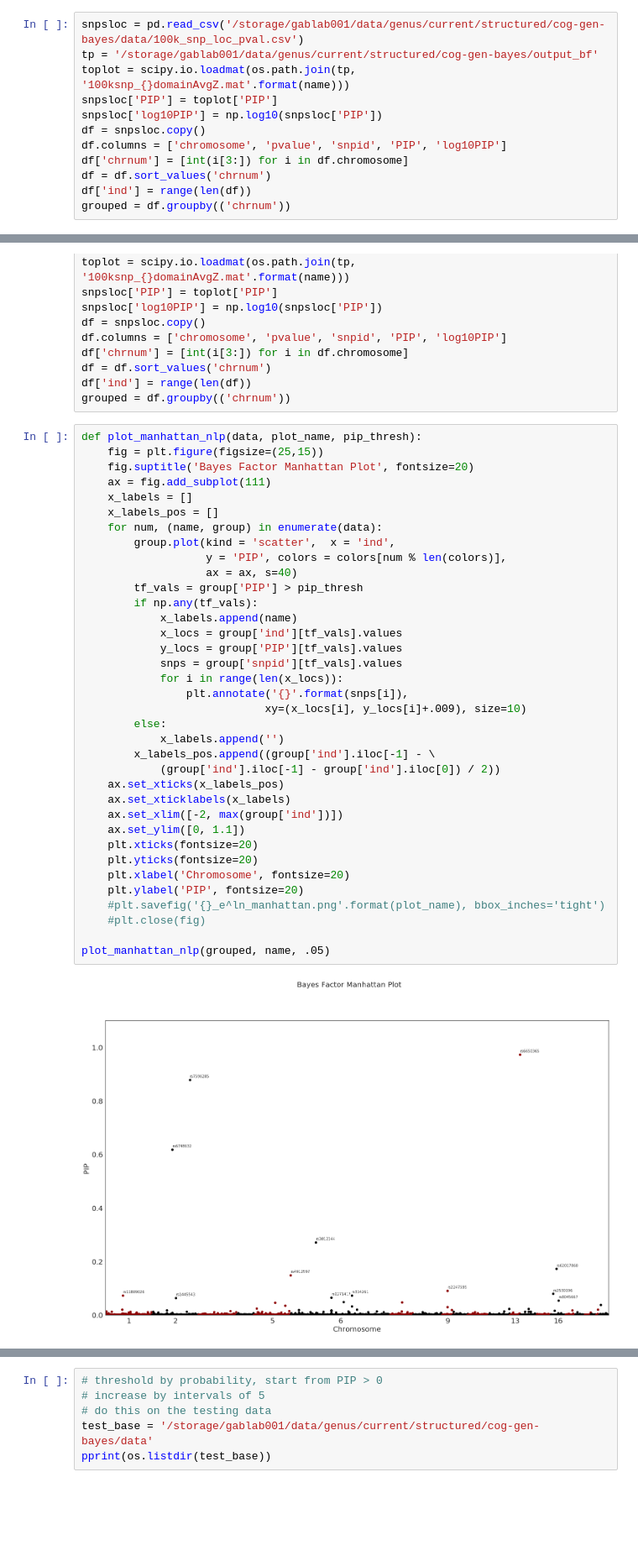
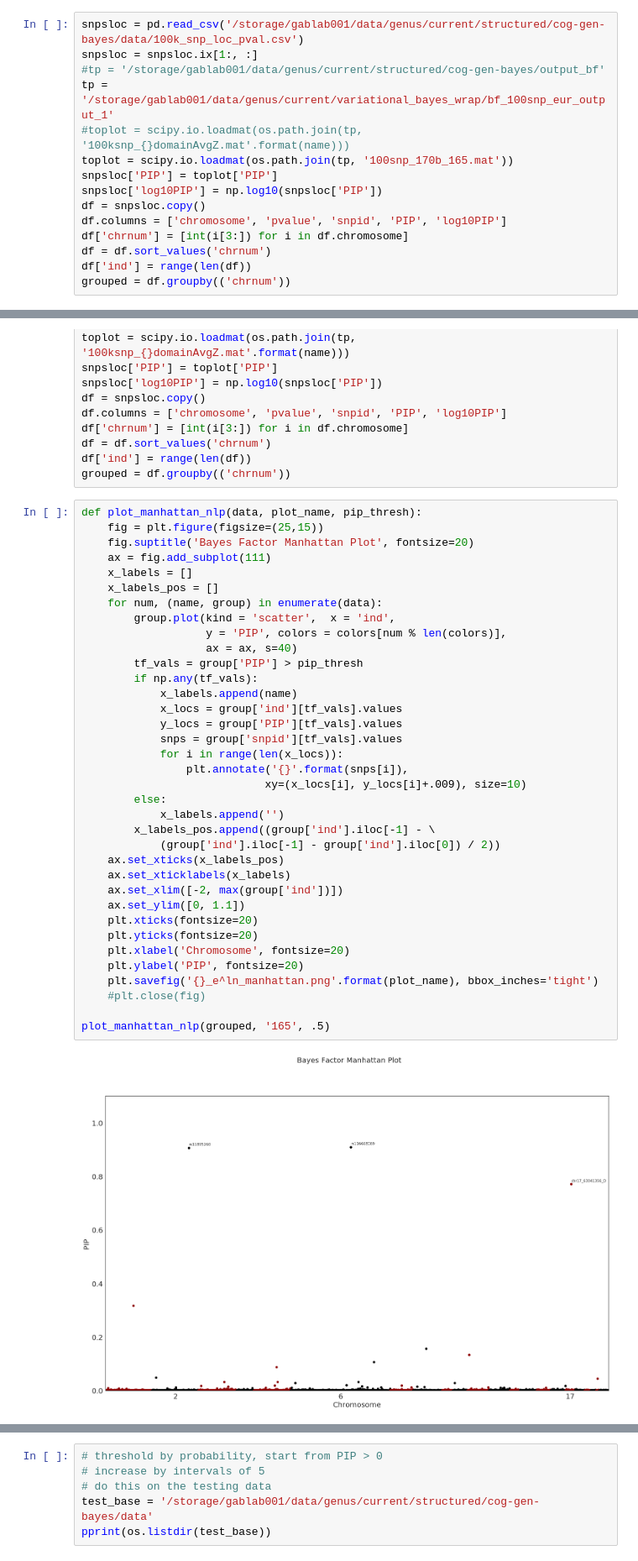
Before and after one commit to kayhan-batmanghelich/genus-1, a Jupyter notebook: notebooks/exp2_manhattan.ipynb, the cells around one changed output, grey strips where cells are left out. Shown at 84% size. Cells and saved outputs as stored; diff of their text form; blank space fills up the shorter version.

```diff
--- a/notebooks/exp2_manhattan.ipynb
+++ b/notebooks/exp2_manhattan.ipynb
@@ -13,8 +13,11 @@ colors = np.tile(['darkred','black'], 11)
 name = 'RPS'
 # %%
 snpsloc = pd.read_csv('/storage/gablab001/data/genus/current/structured/cog-gen-bayes/data/100k_snp_loc_pval.csv')
-tp = '/storage/gablab001/data/genus/current/structured/cog-gen-bayes/output_bf'
-toplot = scipy.io.loadmat(os.path.join(tp, '100ksnp_{}domainAvgZ.mat'.format(name)))
+snpsloc = snpsloc.ix[1:, :]
+#tp = '/storage/gablab001/data/genus/current/structured/cog-gen-bayes/output_bf'
+tp = '/storage/gablab001/data/genus/current/variational_bayes_wrap/bf_100snp_eur_output_1'
+#toplot = scipy.io.loadmat(os.path.join(tp, '100ksnp_{}domainAvgZ.mat'.format(name)))
+toplot = scipy.io.loadmat(os.path.join(tp, '100snp_170b_165.mat'))
 snpsloc['PIP'] = toplot['PIP']
 snpsloc['log10PIP'] = np.log10(snpsloc['PIP'])
 df = snpsloc.copy()
@@ -94,33 +118,33 @@ def plot_manhattan_nlp(data, plot_name, pip_thresh):
     x_labels = []
     x_labels_pos = []
     for num, (name, group) in enumerate(data):
         group.plot(kind = 'scatter',  x = 'ind',
                    y = 'PIP', colors = colors[num % len(colors)],
                    ax = ax, s=40)
         tf_vals = group['PIP'] > pip_thresh
         if np.any(tf_vals):
             x_labels.append(name)
             x_locs = group['ind'][tf_vals].values
             y_locs = group['PIP'][tf_vals].values
             snps = group['snpid'][tf_vals].values
             for i in range(len(x_locs)):
                 plt.annotate('{}'.format(snps[i]),
                             xy=(x_locs[i], y_locs[i]+.009), size=10)
         else:
             x_labels.append('')
         x_labels_pos.append((group['ind'].iloc[-1] - \
             (group['ind'].iloc[-1] - group['ind'].iloc[0]) / 2))
     ax.set_xticks(x_labels_pos)
     ax.set_xticklabels(x_labels)
     ax.set_xlim([-2, max(group['ind'])])
     ax.set_ylim([0, 1.1])
     plt.xticks(fontsize=20)
     plt.yticks(fontsize=20)
     plt.xlabel('Chromosome', fontsize=20)
     plt.ylabel('PIP', fontsize=20)
-    #plt.savefig('{}_e^ln_manhattan.png'.format(plot_name), bbox_inches='tight')
+    plt.savefig('{}_e^ln_manhattan.png'.format(plot_name), bbox_inches='tight')
     #plt.close(fig)
 
-plot_manhattan_nlp(grouped, name, .05)
+plot_manhattan_nlp(grouped, '165', .5)
 # %% [output]
-[figure, old version]
+[figure, new version]
```
Also changed, not shown: parts of 5 cells of this notebook, 21 other files.
